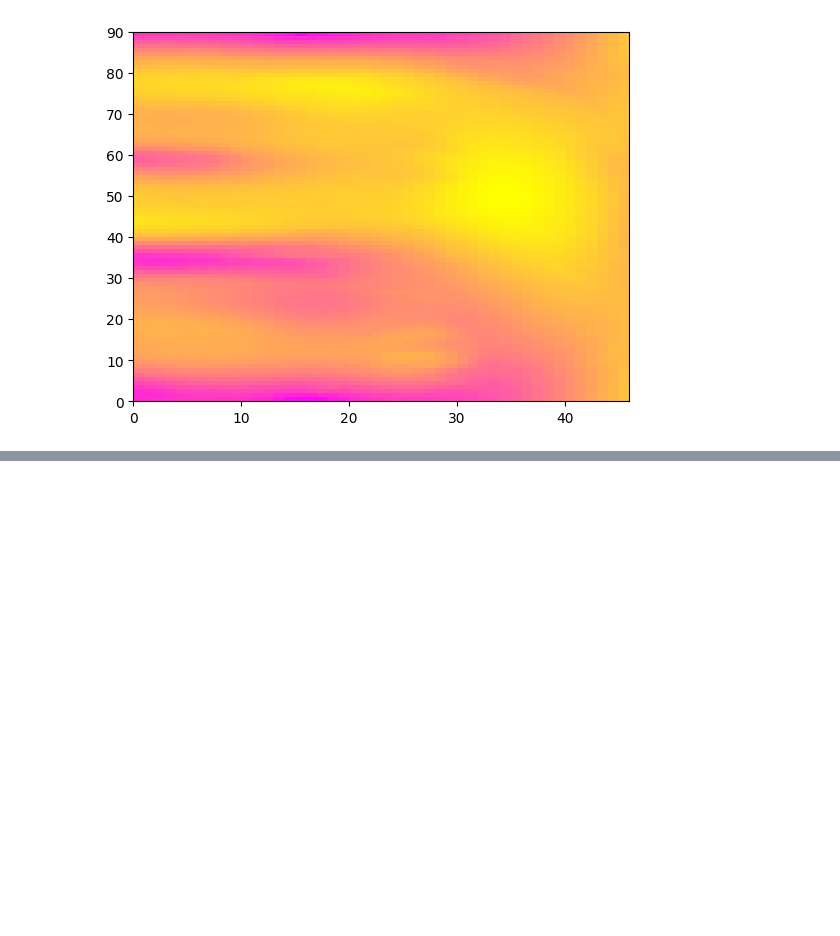
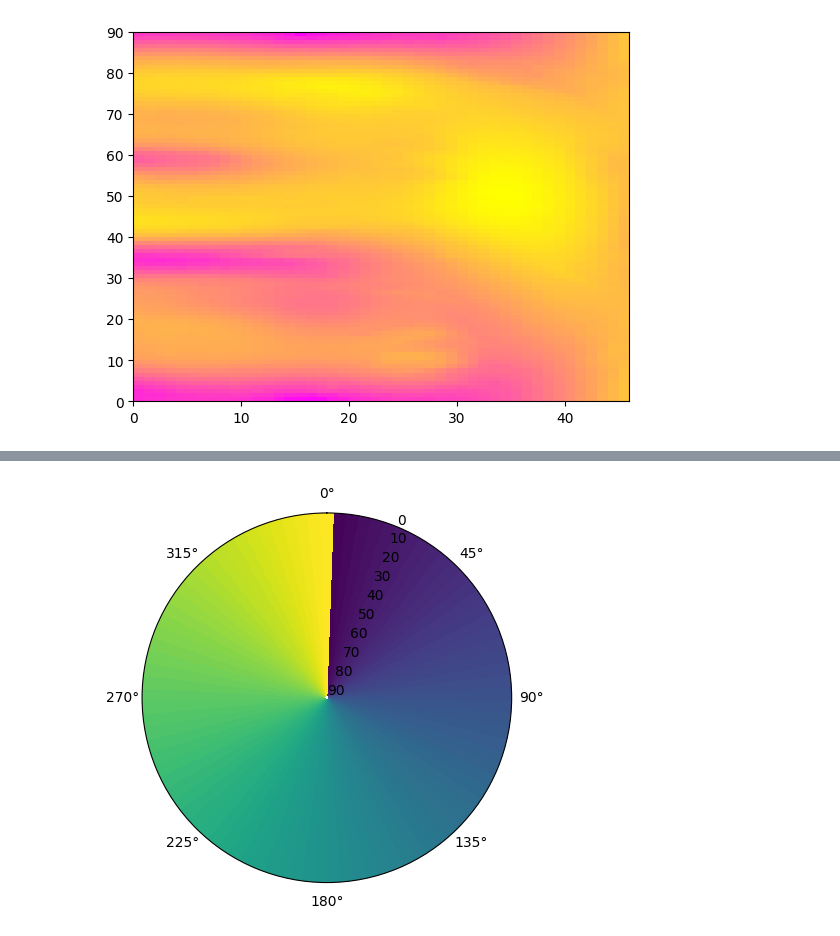
Before and after one commit to wdeike/matplotlib, a Jupyter notebook: SandBox/PolarPlots.ipynb, the cells around one changed output, grey strips where cells are left out. Cells and saved outputs as stored; diff of their text form; code cells hidden in the pictures; blank space fills up the shorter version.

```diff
--- a/SandBox/PolarPlots.ipynb
+++ b/SandBox/PolarPlots.ipynb
@@ -64,3 +74,4 @@ array([[ 1. ,  2.8,  4.6,  6.4,  8.2, 10. ],
 # %%
-np.linspace(1,4,5)
+C = np.full([10,5],np.linspace(0.5,5,5)).transpose()
+C
 # %% [output]
@@ -67,0 +88,13 @@ array([1.  , 1.75, 2.5 , 3.25, 4.  ])
+# %%
+    # generating random data; note shape of array
+    C = np.full([N_bins_r,N_bins_theta],np.linspace(0.5,5,N_bins_theta))
+    # setting up 'polar' projection and plotting
+    ax = plt.subplot(111, projection='polar')
+    ax.set_theta_zero_location("N")
+    ax.set_theta_direction(-1)
+    ax.set_rlim([90,0])
+    plt.grid(False)
+    plt.pcolor(theta, r, C)
+    plt.show()
+# %% [output]
+[figure, added]
```
Also changed, not shown: parts of 10 cells of this notebook.
